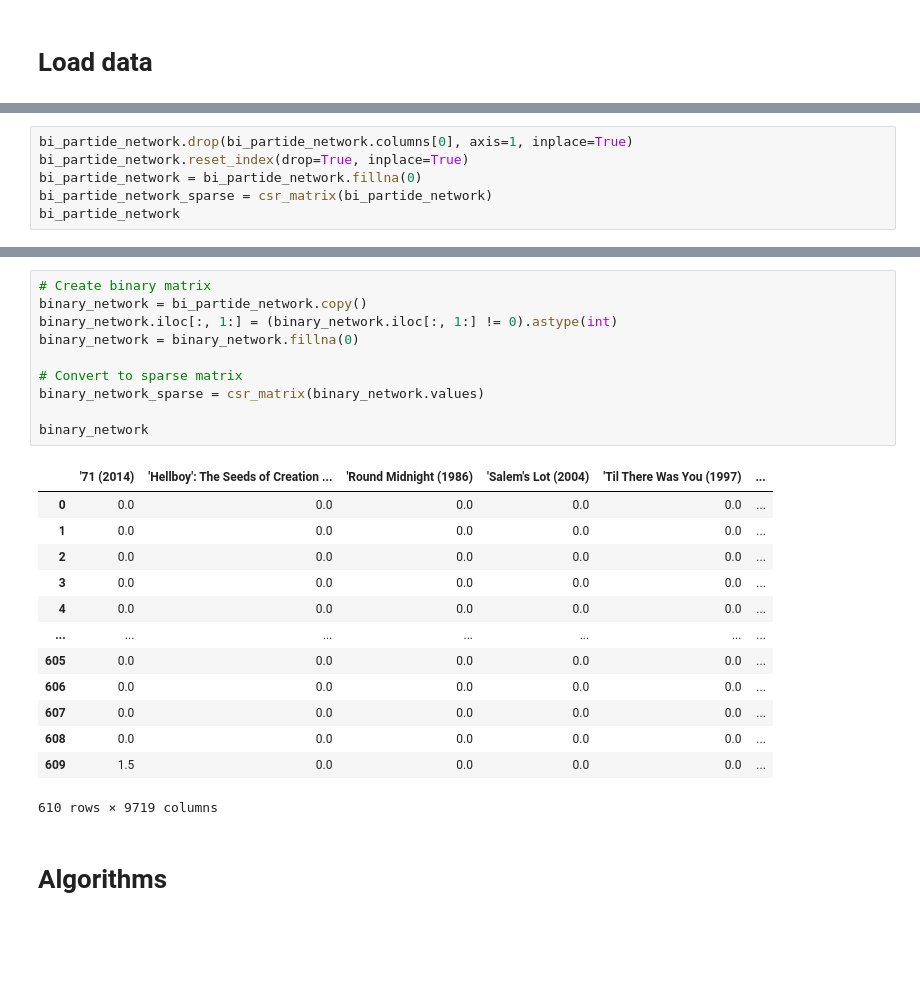
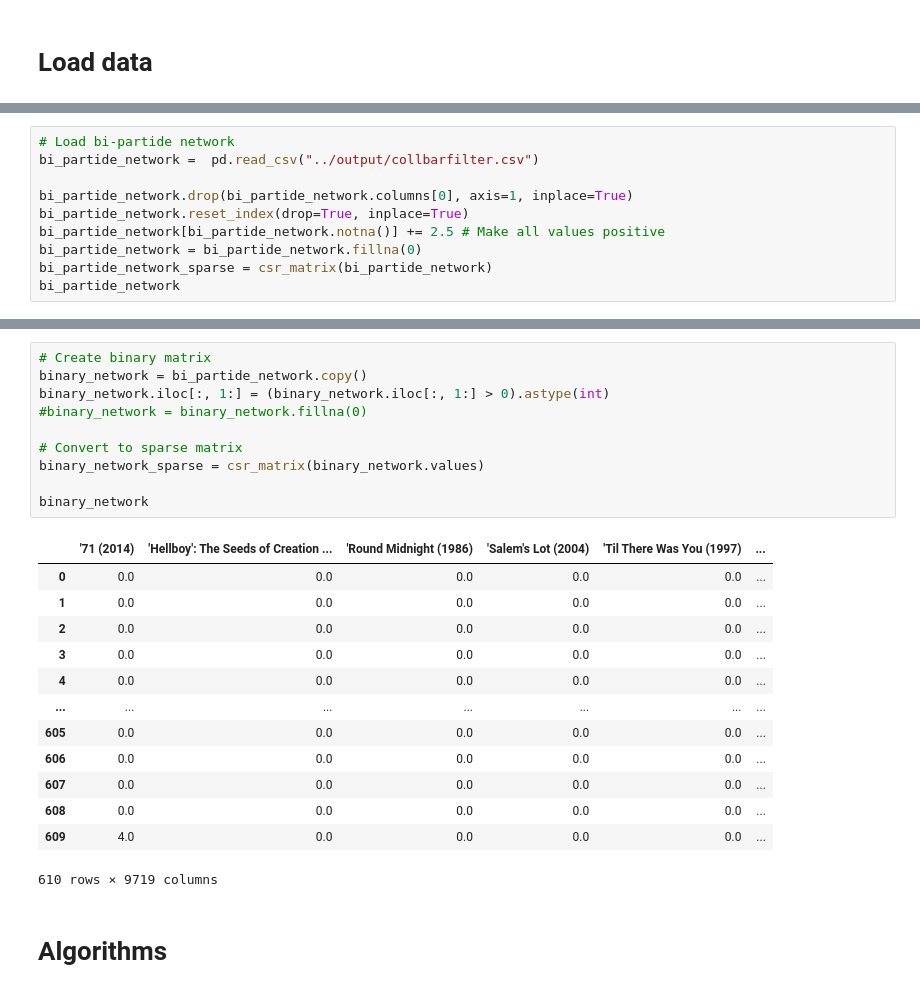
Before and after one commit to chenjoshua7/RecommendationSystems_NetworksFP, a Jupyter notebook: code/Prob_S.ipynb, the cells around one changed output, grey strips where cells are left out. Cells and saved outputs as stored; diff of their text form; blank space fills up the shorter version.

```diff
--- a/code/Prob_S.ipynb
+++ b/code/Prob_S.ipynb
@@ -21,6 +22,10 @@ bi_partide_network =  pd.read_csv("../output/collbarfilter.csv")
 # %%
+# Load bi-partide network
+bi_partide_network =  pd.read_csv("../output/collbarfilter.csv")
+
 bi_partide_network.drop(bi_partide_network.columns[0], axis=1, inplace=True)
 bi_partide_network.reset_index(drop=True, inplace=True)
+bi_partide_network[bi_partide_network.notna()] += 2.5 # Make all values positive
 bi_partide_network = bi_partide_network.fillna(0)
 bi_partide_network_sparse = csr_matrix(bi_partide_network)
 bi_partide_network
@@ -41,26 +46,26 @@ bi_partide_network
 # %%
 # Create binary matrix
 binary_network = bi_partide_network.copy()
-binary_network.iloc[:, 1:] = (binary_network.iloc[:, 1:] != 0).astype(int)
-binary_network = binary_network.fillna(0)
+binary_network.iloc[:, 1:] = (binary_network.iloc[:, 1:] > 0).astype(int)
+#binary_network = binary_network.fillna(0)
 
 # Convert to sparse matrix
 binary_network_sparse = csr_matrix(binary_network.values)
 
 binary_network
 # %% [output]
 |  | '71 (2014) | 'Hellboy': The Seeds of Creation ... | 'Round Midnight (1986) | 'Salem's Lot (2004) | 'Til There Was You (1997) | ... |
 | 0 | 0.0 | 0.0 | 0.0 | 0.0 | 0.0 | ... |
 | 1 | 0.0 | 0.0 | 0.0 | 0.0 | 0.0 | ... |
 | 2 | 0.0 | 0.0 | 0.0 | 0.0 | 0.0 | ... |
 | 3 | 0.0 | 0.0 | 0.0 | 0.0 | 0.0 | ... |
 | 4 | 0.0 | 0.0 | 0.0 | 0.0 | 0.0 | ... |
 | ... | ... | ... | ... | ... | ... | ... |
 | 605 | 0.0 | 0.0 | 0.0 | 0.0 | 0.0 | ... |
 | 606 | 0.0 | 0.0 | 0.0 | 0.0 | 0.0 | ... |
 | 607 | 0.0 | 0.0 | 0.0 | 0.0 | 0.0 | ... |
 | 608 | 0.0 | 0.0 | 0.0 | 0.0 | 0.0 | ... |
-| 609 | 1.5 | 0.0 | 0.0 | 0.0 | 0.0 | ... |
+| 609 | 4.0 | 0.0 | 0.0 | 0.0 | 0.0 | ... |
 610 rows × 9719 columns
 # %% [markdown]
 # Algorithms
```
Also changed, not shown: parts of 42 cells of this notebook, 9 other files.
